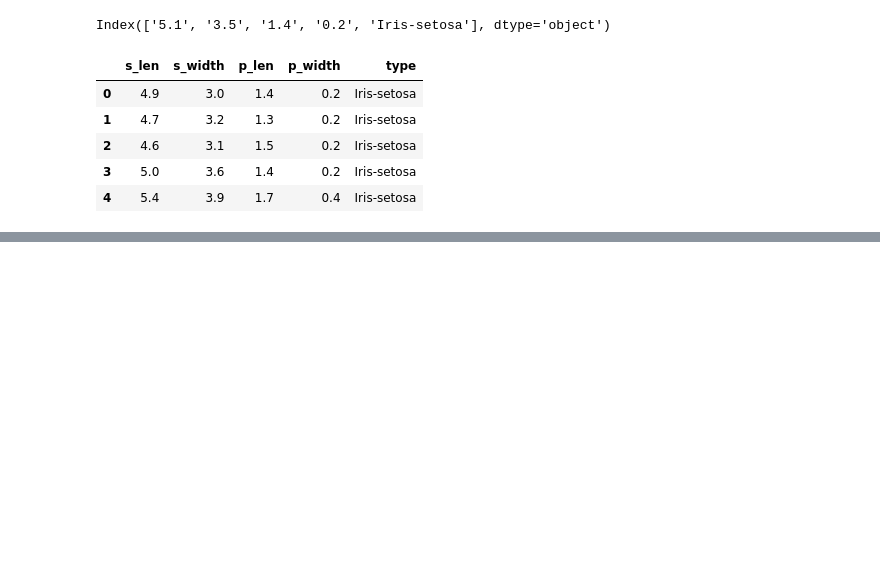
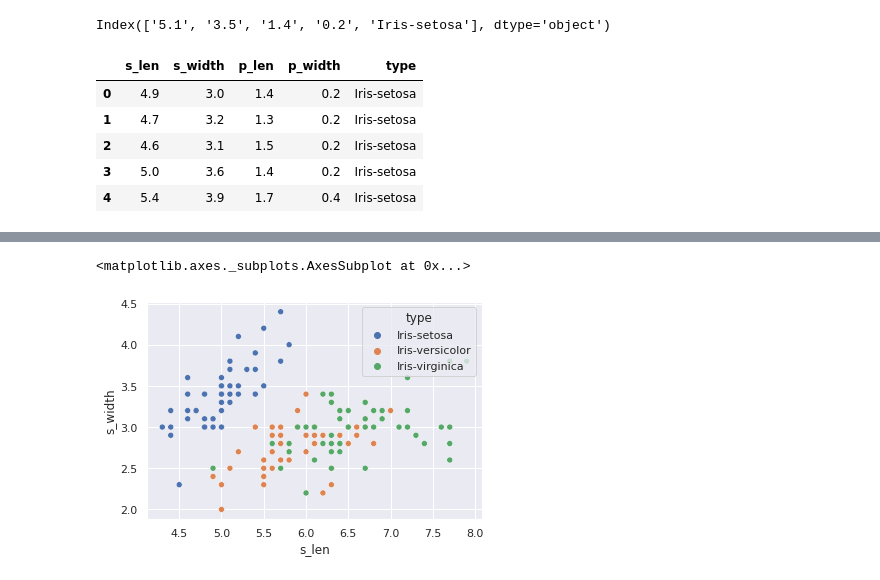
Before and after one commit to tpc1/fmml-jan-, a Jupyter notebook: FMML_M1L2_Features_Feb22.ipynb, the cells around one changed output, grey strips where cells are left out. Drawn from its saved outputs; the diff is of its cells as text; code cells hidden in the pictures; blank space fills up the shorter version.

```diff
--- a/FMML_M1L2_Features_Feb22.ipynb
+++ b/FMML_M1L2_Features_Feb22.ipynb
@@ -565,0 +576,6 @@ iris.head()
+# %%
+sns.scatterplot(x=iris.s_len,y=iris.s_width,hue=iris.type)
+#Not very useful for separation
+# %% [output]
+<matplotlib.axes._subplots.AxesSubplot at 0x...>
+[figure, added]
```
Also changed, not shown: parts of 6 cells of this notebook.
